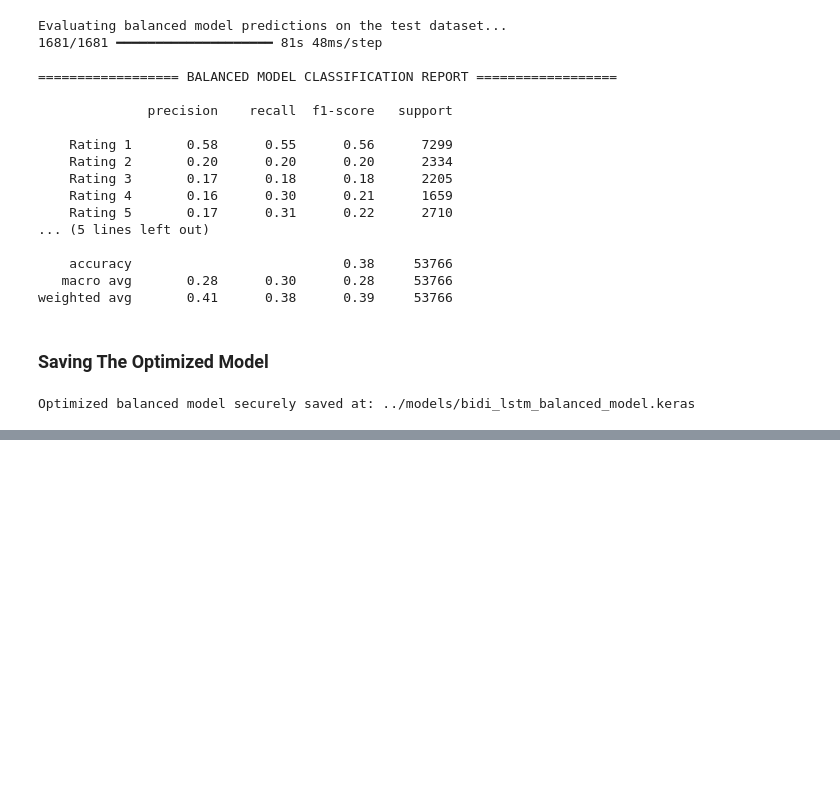
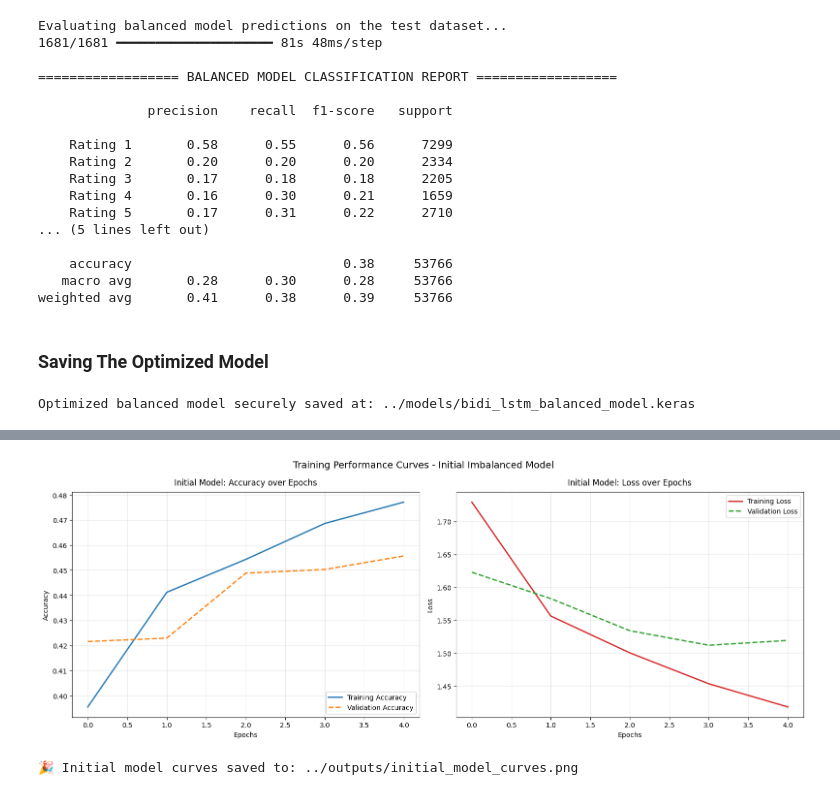
Before and after one commit to Hana-esf/drug-review-rating-prediction, a Jupyter notebook: notebooks/03_Training.ipynb, the cells around one changed output, grey strips where cells are left out. Saved outputs shown, nothing was run; the diff lists cells and outputs as text; code cells hidden in the pictures; blank space fills up the shorter version.

```diff
--- a/notebooks/03_Training.ipynb
+++ b/notebooks/03_Training.ipynb
@@ -402,0 +332,41 @@ Success! Confusion Matrix graphic securely saved to disk at: ../outputs/confusio
+# %%
+import matplotlib.pyplot as plt
+import os
+
+# Create outputs directory if it doesn't exist
+output_dir = os.path.join('..', 'outputs')
+os.makedirs(output_dir, exist_ok=True)
+
+# Set up a 1 row, 2 column plotting area
+fig, (ax1, ax2) = plt.subplots(1, 2, figsize=(16, 6))
+
+# --- Left Plot: Accuracy ---
+ax1.plot(history.history['accuracy'], label='Training Accuracy', color='#1f77b4', linewidth=2)
+ax1.plot(history.history['val_accuracy'], label='Validation Accuracy', color='#ff7f0e', linestyle='--', linewidth=2)
+ax1.set_title('Initial Model: Accuracy over Epochs', fontsize=12, pad=10)
+ax1.set_xlabel('Epochs', fontsize=10)
+ax1.set_ylabel('Accuracy', fontsize=10)
+ax1.legend(loc='lower right')
+ax1.grid(True, alpha=0.3)
+
+# --- Right Plot: Loss ---
+ax2.plot(history.history['loss'], label='Training Loss', color='#d62728', linewidth=2)
+ax2.plot(history.history['val_loss'], label='Validation Loss', color='#2ca02c', linestyle='--', linewidth=2)
+ax2.set_title('Initial Model: Loss over Epochs', fontsize=12, pad=10)
+ax2.set_xlabel('Epochs', fontsize=10)
+ax2.set_ylabel('Loss', fontsize=10)
+ax2.legend(loc='upper right')
+ax2.grid(True, alpha=0.3)
+
+plt.suptitle('Training Performance Curves - Initial Imbalanced Model', fontsize=14, y=0.98)
+plt.tight_layout()
+
+# Save the plot
+initial_curves_path = os.path.join(output_dir, 'initial_model_curves.png')
+plt.savefig(initial_curves_path, dpi=300, bbox_inches='tight')
+plt.show()
+
+print(f"🎉 Initial model curves saved to: {initial_curves_path}")
+# %% [output]
+[figure, added]
+🎉 Initial model curves saved to: ../outputs/initial_model_curves.png
```
Also changed, not shown: parts of 5 cells of this notebook, 13 other files.
